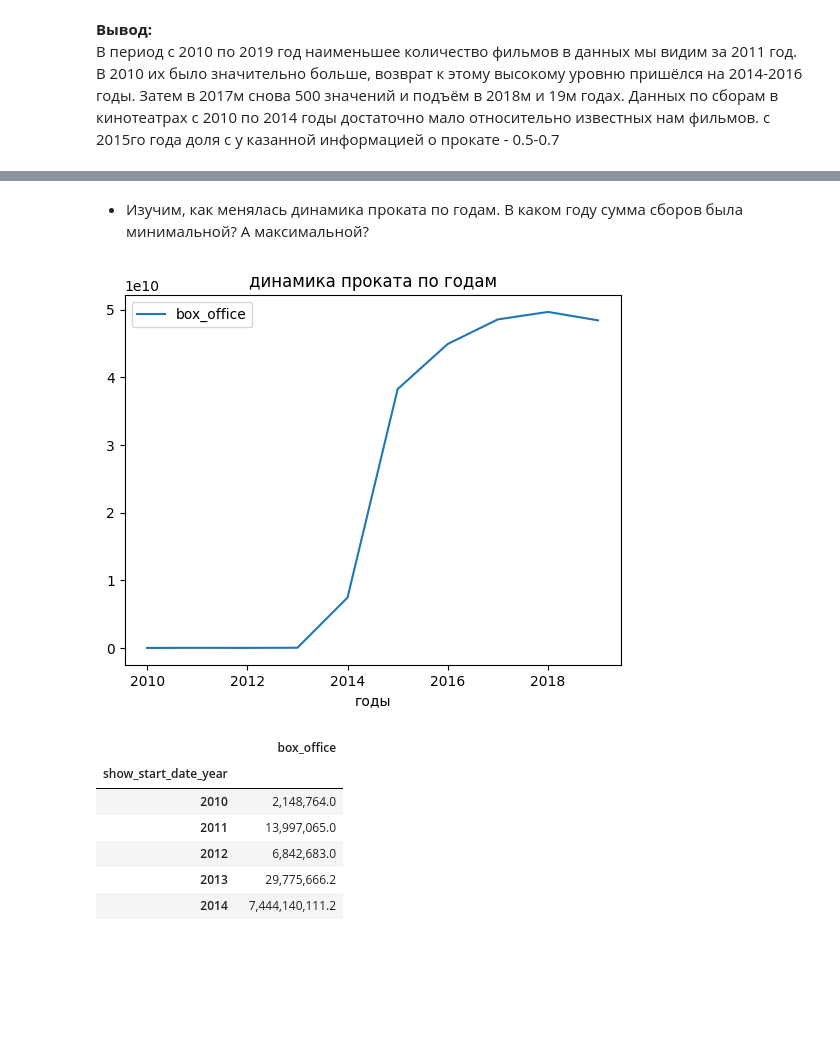
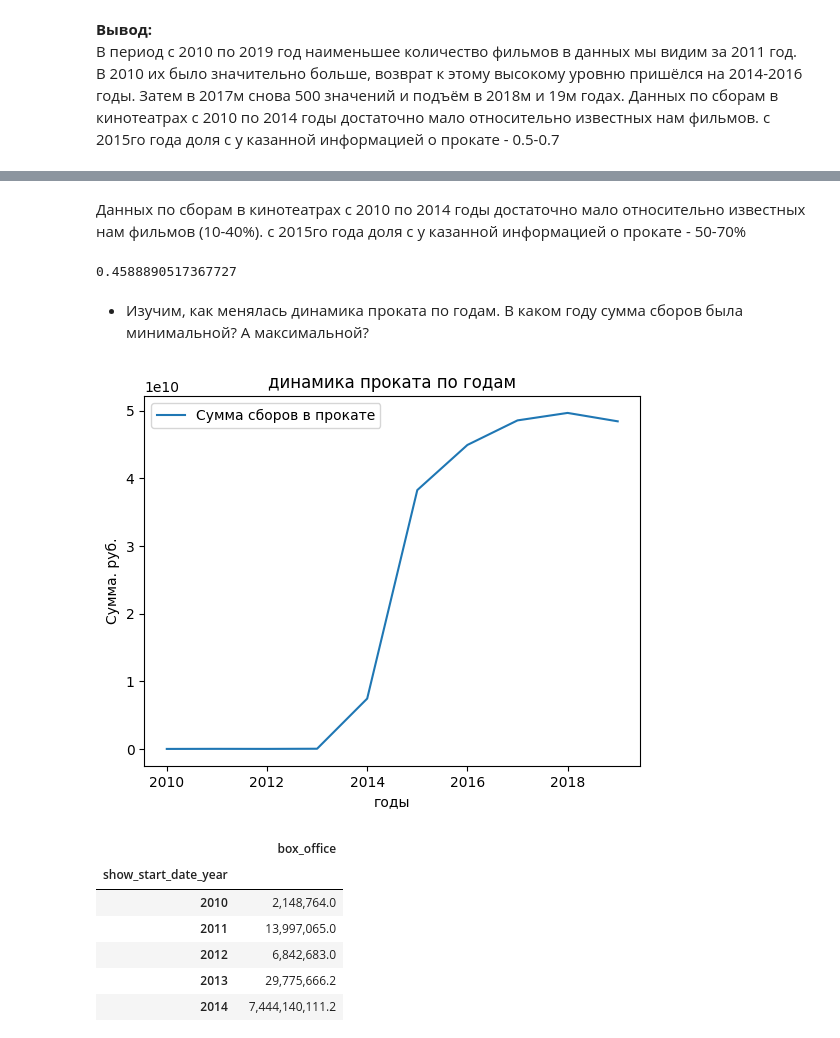
Before and after one commit to dikology/data-analytics, a Jupyter notebook: 04_ mkrf_movies/mkrf_movies_ru.ipynb, the cells around one changed output, grey strips where cells are left out. Saved outputs shown, nothing was run; the diff lists cells and outputs as text; code cells hidden in the pictures; blank space fills up the shorter version.

```diff
--- a/04_ mkrf_movies/db2a44d4-6e85-443a-8806-703c011f2971.ipynb
+++ b/04_ mkrf_movies/mkrf_movies_ru.ipynb
@@ -1204,11 +1249,20 @@ box_office_info
+# %% [markdown]
+Данных по сборам в кинотеатрах с 2010 по 2014 годы достаточно мало относительно известных нам фильмов (10-40%). с 2015го года доля с у казанной информацией о прокате - 50-70%
+# %%
+# доля фильмов с указанной информацией о прокате в кинотеатрах за всё время
+new_data['box_office'].count()/new_data['title'].count()
+# %% [output]
+0.4588890517367727
 # %% [markdown]
 - Изучим, как менялась динамика проката по годам. В каком году сумма сборов была минимальной? А максимальной?
 # %%
 # сводная таблица по сумме в прокате
-new_data.pivot_table(index='show_start_date_year', values='box_office', aggfunc='sum').plot(title='динамика проката по годам', xlabel='годы')
+new_data.pivot_table(index='show_start_date_year', values='box_office', aggfunc='sum').plot(
+    title='динамика проката по годам', xlabel='годы', ylabel='Сумма. руб.')
+plt.legend(["Сумма сборов в прокате"]);
 plt.show()
 # %% [output]
-[figure, old version]
+[figure, new version]
 # %%
 new_data.pivot_table(index='show_start_date_year', values='box_office', aggfunc='sum')
 # %% [output]
```
Also changed, not shown: parts of 27 cells of this notebook.
